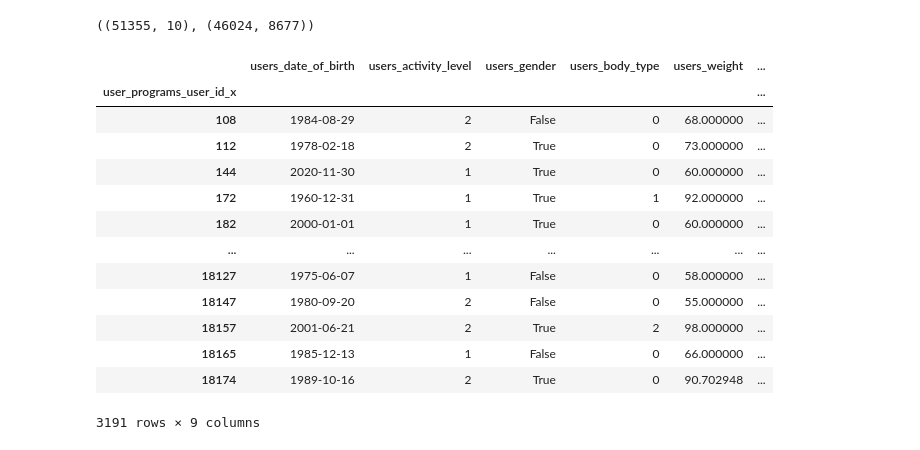
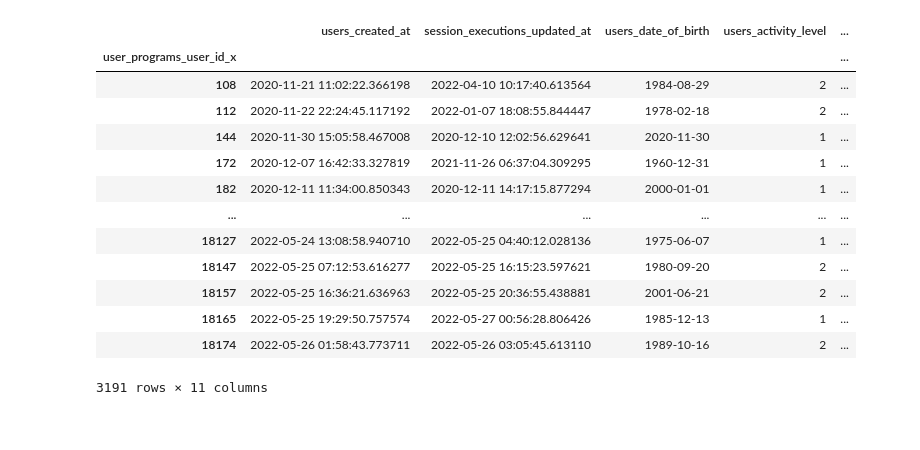
Before and after one commit to evidadeusto/mhunters, a Jupyter notebook: analysis_oscar_preprocessing/database_andrea.ipynb, the cells around one changed output. Cells and saved outputs as stored; diff of their text form; code cells hidden in the pictures.

```diff
--- a/analysis_oscar_preprocessing/database_andrea.ipynb
+++ b/analysis_oscar_preprocessing/database_andrea.ipynb
@@ -25,56 +28,63 @@ df = pd.read_hdf('../data/filtered_dataset_v1.h5', key='data')
-# %%
-df_demographic.shape, df.shape
-# %% [output]
-((51355, 10), (46024, 8677))
 # %%
 # bmi calculation
-df_demographic['users_bmi'] = df_demographic['users_weight'] / (df_demographic['users_height'] / 100) ** 2
+df_demographic_filtered = copy.copy(df_demographic)
+df_demographic_filtered['users_bmi'] = df_demographic['users_weight'] / (df_demographic['users_height'] / 100) ** 2
 
-columns = ['user_programs_user_id',
-           'users_date_of_birth',
-           'users_activity_level',
-           'users_gender',
-           'users_body_type', 'users_weight', 'users_height', 'users_body_fat', 'users_goal', 'users_bmi']
+df_demographic_columns = ['user_programs_user_id',
+                            'users_created_at',
+                            'users_date_of_birth',
+                            'users_activity_level',
+                            'users_gender',
+                            'users_body_type',
+                            'users_weight',
+                            'users_height',
+                            'users_body_fat',
+                            'users_goal',
+                            'users_bmi',
+                            'session_executions_difficulty_feedback',
+                            'session_executions_enjoyment_feedback']
 
-df_demographic = df_demographic[columns]
+df_demographic_filtered = df_demographic_filtered[df_demographic_columns]
 # %%
 # merge demographic data with the main dataset by index
 
-df_merged = df.merge(df_demographic,
+df_merged = df.merge(df_demographic_filtered,
                                   how ='inner',
                                   left_index = True,
                                   right_index= True)
 # %%
-df_users = df_merged.drop_duplicates(subset=['user_programs_user_id_x'], keep='first')
+df_users = df_merged.drop_duplicates(subset=['user_programs_user_id_x'], keep='last')
 # %%
-columns = ['user_programs_user_id_x',
+user_columns = ['user_programs_user_id_x',
+           'users_created_at',
+           'session_executions_updated_at',
            'users_date_of_birth',
            'users_activity_level',
            'users_gender',
            'users_body_type', 'users_weight', 'users_height', 'users_body_fat', 'users_goal', 'users_bmi']
 
 
-df_users = df_users[columns]
+df_users = df_users[user_columns]
 
 # reassing the index to the user_programs_user_id_x
 
 df_users.set_index('user_programs_user_id_x', inplace=True)
 df_users
 # %% [output]
-|  | users_date_of_birth | users_activity_level | users_gender | users_body_type | users_weight | ... |
-| user_programs_user_id_x |  |  |  |  |  | ... |
-| 108 | 1984-08-29 | 2 | False | 0 | 68.000000 | ... |
-| 112 | 1978-02-18 | 2 | True | 0 | 73.000000 | ... |
-| 144 | 2020-11-30 | 1 | True | 0 | 60.000000 | ... |
-| 172 | 1960-12-31 | 1 | True | 1 | 92.000000 | ... |
-| 182 | 2000-01-01 | 1 | True | 0 | 60.000000 | ... |
-| ... | ... | ... | ... | ... | ... | ... |
-| 18127 | 1975-06-07 | 1 | False | 0 | 58.000000 | ... |
-| 18147 | 1980-09-20 | 2 | False | 0 | 55.000000 | ... |
-| 18157 | 2001-06-21 | 2 | True | 2 | 98.000000 | ... |
-| 18165 | 1985-12-13 | 1 | False | 0 | 66.000000 | ... |
-| 18174 | 1989-10-16 | 2 | True | 0 | 90.702948 | ... |
+|  | users_created_at | session_executions_updated_at | users_date_of_birth | users_activity_level | ... |
+| user_programs_user_id_x |  |  |  |  | ... |
+| 108 | 2020-11-21 11:02:22.366198 | 2022-04-10 10:17:40.613564 | 1984-08-29 | 2 | ... |
+| 112 | 2020-11-22 22:24:45.117192 | 2022-01-07 18:08:55.844447 | 1978-02-18 | 2 | ... |
+| 144 | 2020-11-30 15:05:58.467008 | 2020-12-10 12:02:56.629641 | 2020-11-30 | 1 | ... |
+| 172 | 2020-12-07 16:42:33.327819 | 2021-11-26 06:37:04.309295 | 1960-12-31 | 1 | ... |
+| 182 | 2020-12-11 11:34:00.850343 | 2020-12-11 14:17:15.877294 | 2000-01-01 | 1 | ... |
+| ... | ... | ... | ... | ... | ... |
+| 18127 | 2022-05-24 13:08:58.940710 | 2022-05-25 04:40:12.028136 | 1975-06-07 | 1 | ... |
+| 18147 | 2022-05-25 07:12:53.616277 | 2022-05-25 16:15:23.597621 | 1980-09-20 | 2 | ... |
+| 18157 | 2022-05-25 16:36:21.636963 | 2022-05-25 20:36:55.438881 | 2001-06-21 | 2 | ... |
+| 18165 | 2022-05-25 19:29:50.757574 | 2022-05-27 00:56:28.806426 | 1985-12-13 | 1 | ... |
+| 18174 | 2022-05-26 01:58:43.773711 | 2022-05-26 03:05:45.613110 | 1989-10-16 | 2 | ... |
-3191 rows × 9 columns
+3191 rows × 11 columns
 # %%
 # add the number of sessions to the user dataframe
 df_users['number_of_sessions'] = df_merged['user_programs_user_id_x'].value_counts()
```
Also changed, not shown: parts of 7 cells of this notebook.
